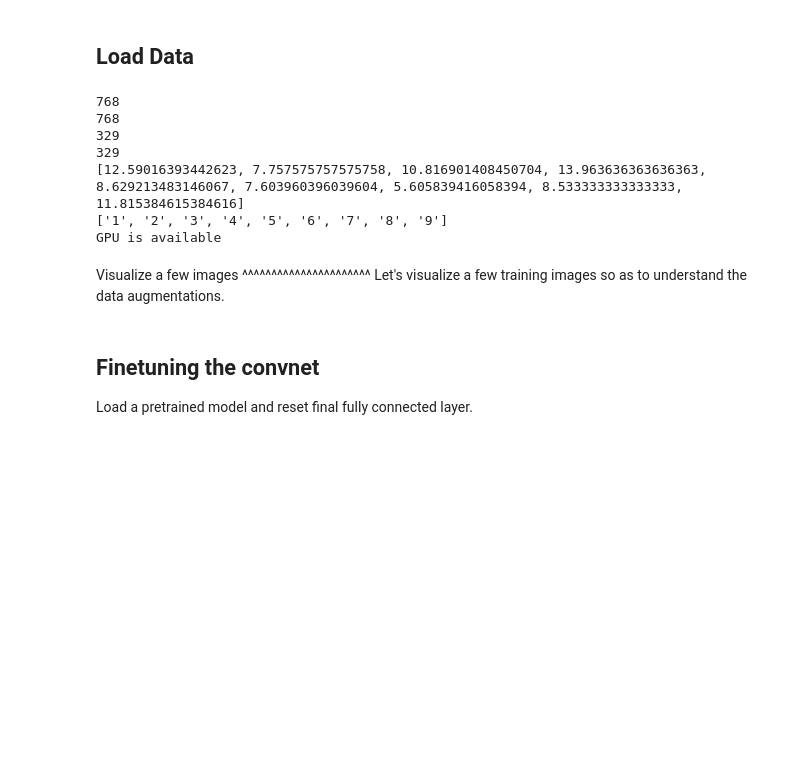
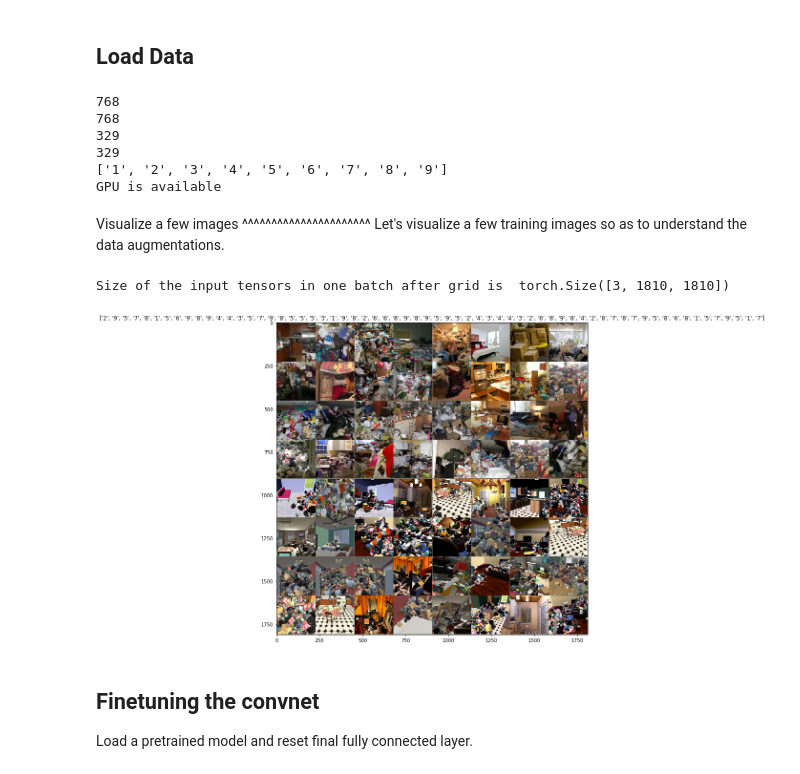
Before and after one commit to ozantezcan/Hoarding-pytorch, a Jupyter notebook: Pytorch_synthetic.ipynb, the cells around one changed output. Saved outputs shown, nothing was run; the diff lists cells and outputs as text; code cells hidden in the pictures; blank space fills up the shorter version.

Commit message:
Balanced training

```diff
--- a/Pytorch_synthetic.ipynb
+++ b/Pytorch_synthetic.ipynb
@@ -33,7 +33,10 @@ Load Data
 # %%
 # Data augmentation and normalization for training
 # Just normalization for validation
+dataset_both=True
 dataset='real'
+uniform_sampler=True
+batch_size=32
 
 data_transforms = {
     'train': transforms.Compose([
@@ -51,13 +54,15 @@ data_transforms = {
         transforms.Normalize([0.485, 0.456, 0.406], [0.229, 0.224, 0.225])
     ]),
 }
+
 if(dataset=='real'):
     data_dir = '..//Data_Sets//pruned//good'
     dsets = {x: datasets.ImageFolder_mtezcan([os.path.join(data_dir, x)], data_transforms[x])
              for x in ['train', 'val']}
-elif(dataset=='synthetic'):
+    dsets_real = dsets
+if(dataset=='synthetic'):
     rootdir='//media//mtezcan//New Volume/HoardingImages//_rated//'
-    valdir='//media//mtezcan//New Volume/HoardingImages//_val//House//BR'
+    valdir='//media//mtezcan//New Volume/HoardingImages//_val//validation//House//BR//'
     #subdirs=os.listdir(rootdir)
     subdirs = ['BasicHouse_2017-07-01-rated',
                'BriansHouse_2017-06-30-rated',
@@ -74,16 +79,17 @@ elif(dataset=='synthetic'):
     dsets = {'train':datasets.ImageFolder_mtezcan([rootdir+subdir+room for subdir in subdirs
                                                    for room in roomdirs], data_transforms['train']),
              'val':datasets.ImageFolder_mtezcan([valdir], data_transforms['val'])}
+
+if(uniform_sampler):
+    weights,wpc = ft.make_weights_for_balanced_classes(dsets['train'].imgs, len(dsets['train'].classes))
+    weights = torch.DoubleTensor(weights)
+    sampler = {'train':torch.utils.data.sampler.WeightedRandomSampler(weights, len(weights)) ,
+               'val':None}
 else:
-    raise ValueError('Undefined dataset '+ dataset)
+    sampler = {'train':None,
+               'val':None}
 
-weights,wpc = ft.make_weights_for_balanced_classes(dsets['train'].imgs, len(dsets['train'].classes))
-weights = torch.DoubleTensor(weights)
-#sampler = {'train':torch.utils.data.sampler.WeightedRandomSampler(weights, len(weights)) ,
-sampler = {'train':None,
-           'val':None}
 shuffler={'train':True,'val':False}
-batch_size=64
 dset_loaders = {x:torch.utils.data.DataLoader(dsets[x], batch_size=batch_size,shuffle=shuffler[x],sampler=sampler[x], num_workers=12)
                 for x in ['train','val']}
 dset_sizes = {x: len(dsets[x]) for x in ['train', 'val']}
@@ -91,6 +97,10 @@ dset_classes = dsets['train'].classes
 print(dset_classes)
 use_gpu = torch.cuda.is_available()
 
+if(dataset=='real'):
+    dset_loaders_real=dset_loaders
+elif(dataset=='synthetic'):
+    dset_loaders_synthetic=dset_loaders
 #use_gpu=False
 if use_gpu:
     print('GPU is available')
@@ -101,9 +111,11 @@ else:
 768
 329
 329
-[12.59016393442623, 7.757575757575758, 10.816901408450704, 13.963636363636363, 8.629213483146067, 7.603960396039604, 5.605839416058394, 8.533333333333333, 11.815384615384616]
 ['1', '2', '3', '4', '5', '6', '7', '8', '9']
 GPU is available
+# %%
+inputs=torch.cat([inputs_real,inputs_synthetic],0)
+classes=torch.cat([classes_real,classes_synthetic],0)
 # %% [markdown]
 Visualize a few images
 ^^^^^^^^^^^^^^^^^^^^^^
@@ -111,13 +123,16 @@ Let's visualize a few training images so as to understand the data
 augmentations.
 # %%
 
-inputs, classes = next(iter(dset_loaders['train']))
+#inputs, classes = next(iter(dset_loaders_real['train']))
 #print(classes.cpu().numpy().reshape(4,4)+1)
 # Make a grid from batch
-out = torchvision.utils.make_grid(inputs,nrow=4)
+out = torchvision.utils.make_grid(inputs,nrow=8)
 print('Size of the input tensors in one batch after grid is  '+str(out.size()))
 plt.figure(figsize=(12,12))
 ft.imshow(out, title=[dset_classes[x] for x in classes])
+# %% [output]
+Size of the input tensors in one batch after grid is  torch.Size([3, 1810, 1810])
+[figure, added]
 # %% [markdown]
 Finetuning the convnet
 ----------------------
```
Also changed, not shown: parts of 2 cells of this notebook, 16 other files.
